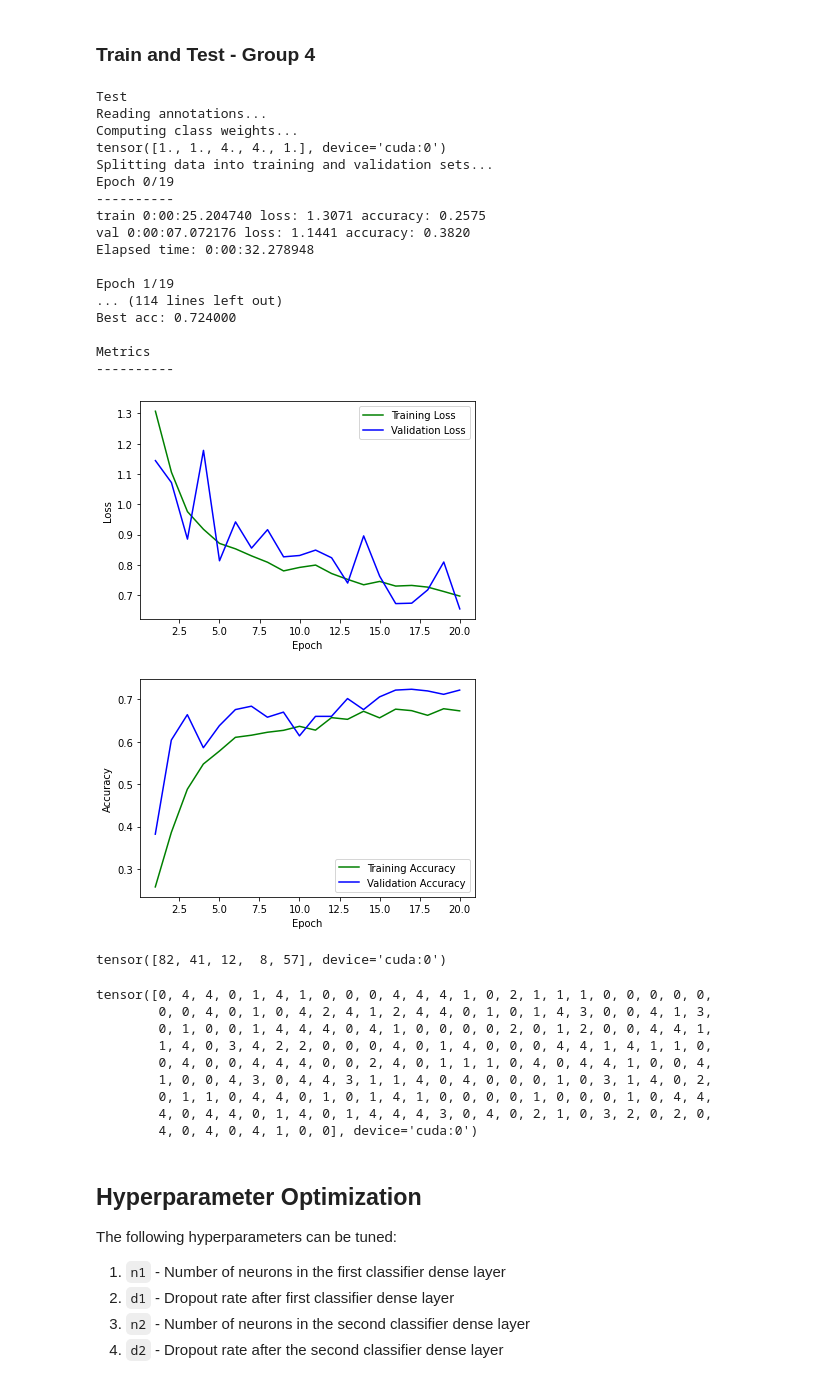
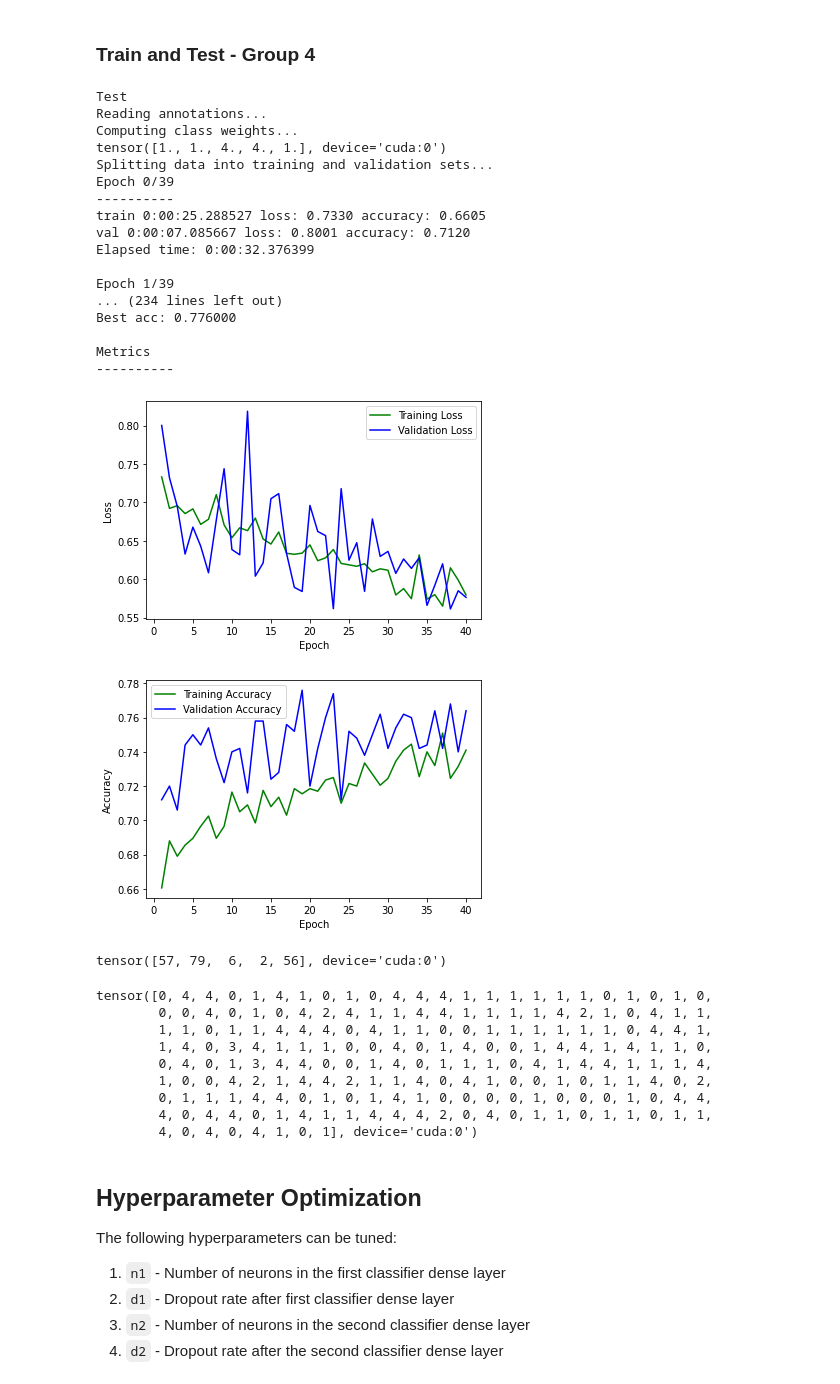
Before and after one commit to jmaness/csc591nn-projc1, a Jupyter notebook: c2.ipynb, the cells around one changed output. Cells and saved outputs as stored; diff of their text form; code cells hidden in the pictures.

Commit message:
After 40 more epochs (60 in total), the test distribution is
[57, 79,  6,  2, 56]

```diff
--- a/c2.ipynb
+++ b/c2.ipynb
@@ -822,44 +822,44 @@ Finished generating predictions to predictions_c2_g3.csv
 # %% [markdown]
 ### Train and Test - Group 4
 # %%
-model = get_model(1024, 0.5, 128, 0.5).to(device)
-y_hat_test = train_and_test(model, group_4(), num_epochs=20)
+#model = get_model(1024, 0.5, 128, 0.5).to(device)
+y_hat_test = train_and_test(model, group_4(), num_epochs=40)
 y_hat_test.bincount()
 # %% [output]
 Test
 Reading annotations...
 Computing class weights...
 tensor([1., 1., 4., 4., 1.], device='cuda:0')
 Splitting data into training and validation sets...
-Epoch 0/19
+Epoch 0/39
 ----------
-train 0:00:25.204740 loss: 1.3071 accuracy: 0.2575
-val 0:00:07.072176 loss: 1.1441 accuracy: 0.3820
-Elapsed time: 0:00:32.278948
+train 0:00:25.288527 loss: 0.7330 accuracy: 0.6605
+val 0:00:07.085667 loss: 0.8001 accuracy: 0.7120
+Elapsed time: 0:00:32.376399
 
-Epoch 1/19
-... (114 lines left out)
-Best acc: 0.724000
+Epoch 1/39
+... (234 lines left out)
+Best acc: 0.776000
 
 Metrics
 ----------
-[figure, old version]
+[figure, new version]
-[figure, old version]
+[figure, new version]
-tensor([82, 41, 12,  8, 57], device='cuda:0')
+tensor([57, 79,  6,  2, 56], device='cuda:0')
 # %%
 del model
 # %%
 y_hat_test
 # %% [output]
-tensor([0, 4, 4, 0, 1, 4, 1, 0, 0, 0, 4, 4, 4, 1, 0, 2, 1, 1, 1, 0, 0, 0, 0, 0,
-        0, 0, 4, 0, 1, 0, 4, 2, 4, 1, 2, 4, 4, 0, 1, 0, 1, 4, 3, 0, 0, 4, 1, 3,
-        0, 1, 0, 0, 1, 4, 4, 4, 0, 4, 1, 0, 0, 0, 0, 2, 0, 1, 2, 0, 0, 4, 4, 1,
-        1, 4, 0, 3, 4, 2, 2, 0, 0, 0, 4, 0, 1, 4, 0, 0, 0, 4, 4, 1, 4, 1, 1, 0,
-        0, 4, 0, 0, 4, 4, 4, 0, 0, 2, 4, 0, 1, 1, 1, 0, 4, 0, 4, 4, 1, 0, 0, 4,
-        1, 0, 0, 4, 3, 0, 4, 4, 3, 1, 1, 4, 0, 4, 0, 0, 0, 1, 0, 3, 1, 4, 0, 2,
-        0, 1, 1, 0, 4, 4, 0, 1, 0, 1, 4, 1, 0, 0, 0, 0, 1, 0, 0, 0, 1, 0, 4, 4,
-        4, 0, 4, 4, 0, 1, 4, 0, 1, 4, 4, 4, 3, 0, 4, 0, 2, 1, 0, 3, 2, 0, 2, 0,
-        4, 0, 4, 0, 4, 1, 0, 0], device='cuda:0')
+tensor([0, 4, 4, 0, 1, 4, 1, 0, 1, 0, 4, 4, 4, 1, 1, 1, 1, 1, 1, 0, 1, 0, 1, 0,
+        0, 0, 4, 0, 1, 0, 4, 2, 4, 1, 1, 4, 4, 1, 1, 1, 1, 4, 2, 1, 0, 4, 1, 1,
+        1, 1, 0, 1, 1, 4, 4, 4, 0, 4, 1, 1, 0, 0, 1, 1, 1, 1, 1, 1, 0, 4, 4, 1,
+        1, 4, 0, 3, 4, 1, 1, 1, 0, 0, 4, 0, 1, 4, 0, 0, 1, 4, 4, 1, 4, 1, 1, 0,
+        0, 4, 0, 1, 3, 4, 4, 0, 0, 1, 4, 0, 1, 1, 1, 0, 4, 1, 4, 4, 1, 1, 1, 4,
+        1, 0, 0, 4, 2, 1, 4, 4, 2, 1, 1, 4, 0, 4, 1, 0, 0, 1, 0, 1, 1, 4, 0, 2,
+        0, 1, 1, 1, 4, 4, 0, 1, 0, 1, 4, 1, 0, 0, 0, 0, 1, 0, 0, 0, 1, 0, 4, 4,
+        4, 0, 4, 4, 0, 1, 4, 1, 1, 4, 4, 4, 2, 0, 4, 0, 1, 1, 0, 1, 1, 0, 1, 1,
+        4, 0, 4, 0, 4, 1, 0, 1], device='cuda:0')
 # %%
 torch.cuda.empty_cache()
 # %% [markdown]
```
